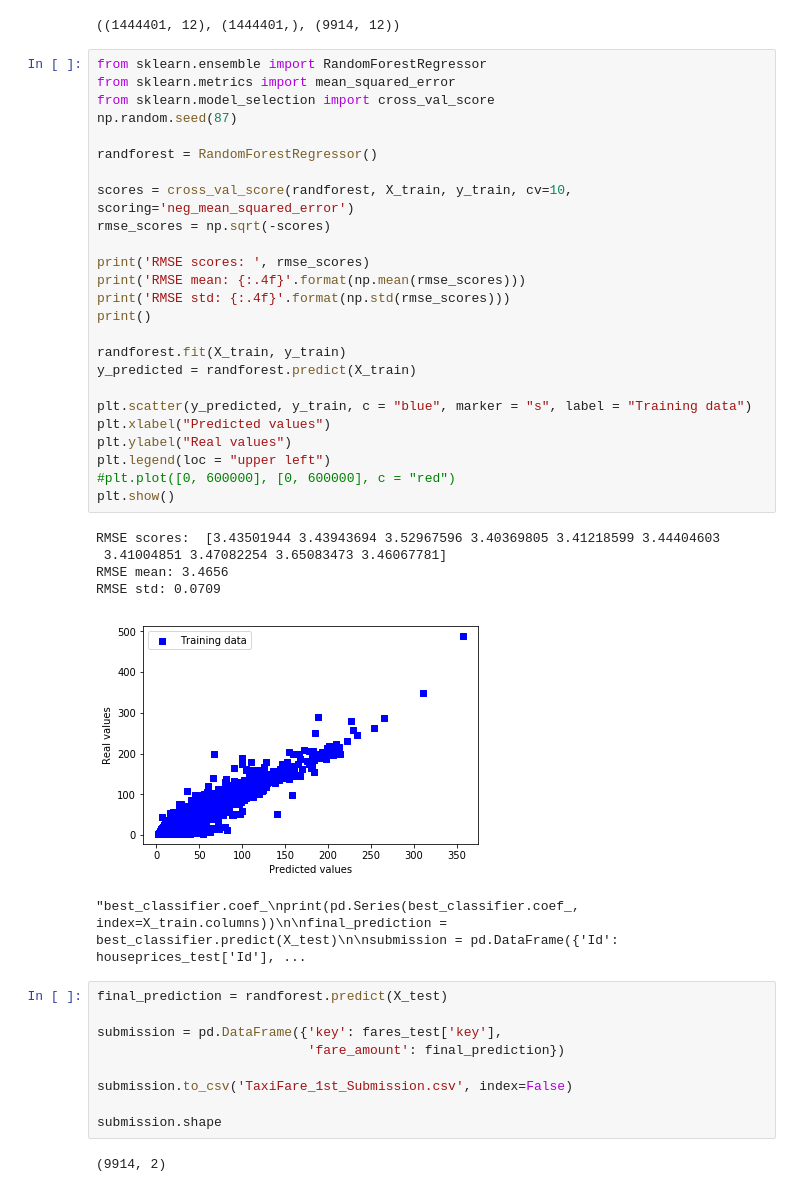
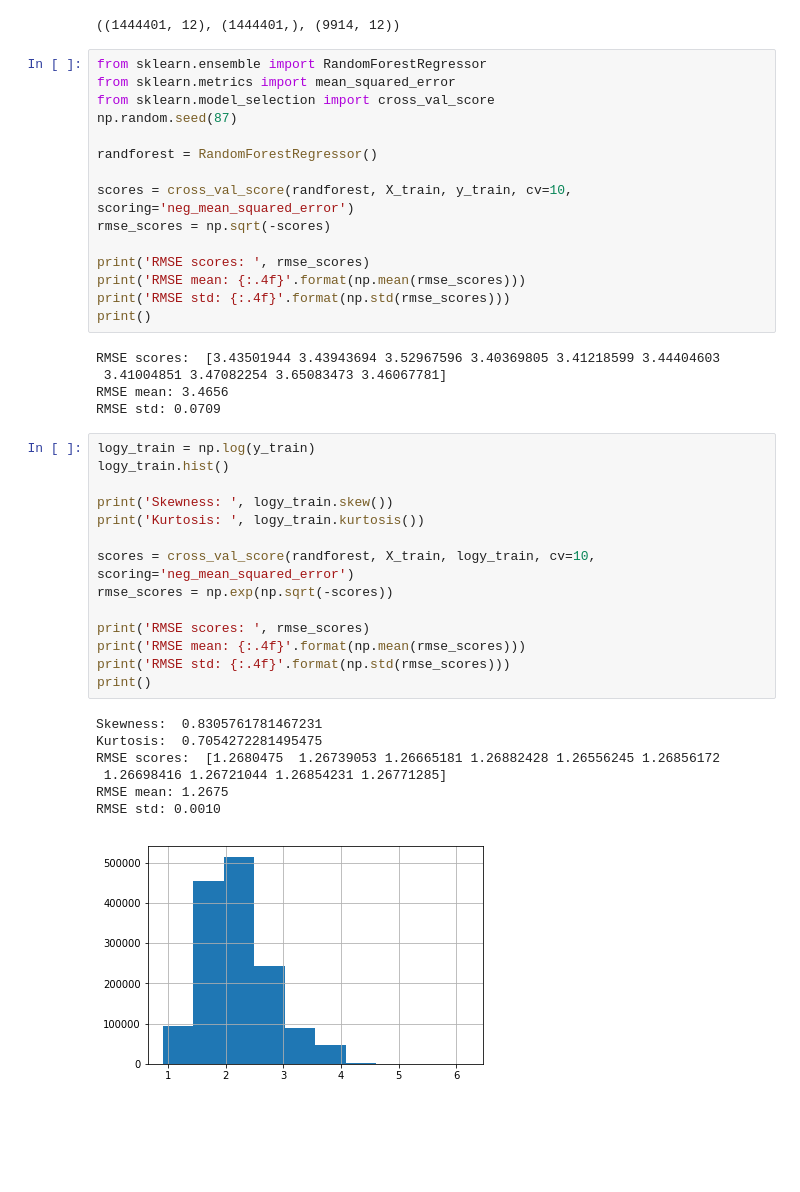
Before and after one commit to lubepe/NYCityTaxiFares_KaggleCompetition, a Jupyter notebook: TaxiFareNY_Google_kaggle.ipynb, the cells around one changed output. Cells and saved outputs as stored; diff of their text form; blank space fills up the shorter version.

```diff
--- a/TaxiFareNY_Google_kaggle.ipynb
+++ b/TaxiFareNY_Google_kaggle.ipynb
@@ -417,31 +423,30 @@ print('RMSE scores: ', rmse_scores)
 print('RMSE mean: {:.4f}'.format(np.mean(rmse_scores)))
 print('RMSE std: {:.4f}'.format(np.std(rmse_scores)))
 print()
-
-randforest.fit(X_train, y_train)
-y_predicted = randforest.predict(X_train)
-
-plt.scatter(y_predicted, y_train, c = "blue", marker = "s", label = "Training data")
-plt.xlabel("Predicted values")
-plt.ylabel("Real values")
-plt.legend(loc = "upper left")
-#plt.plot([0, 600000], [0, 600000], c = "red")
-plt.show()
 # %% [output]
 RMSE scores:  [3.43501944 3.43943694 3.52967596 3.40369805 3.41218599 3.44404603
  3.41004851 3.47082254 3.65083473 3.46067781]
 RMSE mean: 3.4656
 RMSE std: 0.0709
-[figure, removed]
-"best_classifier.coef_\nprint(pd.Series(best_classifier.coef_, index=X_train.columns))\n\nfinal_prediction = best_classifier.predict(X_test)\n\nsubmission = pd.DataFrame({'Id': houseprices_test['Id'], ...
-# %%
-final_prediction = randforest.predict(X_test)
-
-submission = pd.DataFrame({'key': fares_test['key'],
-                           'fare_amount': final_prediction})
-
-submission.to_csv('TaxiFare_1st_Submission.csv', index=False)
-
-submission.shape
-# %% [output]
-(9914, 2)
+# %%
+logy_train = np.log(y_train)
+logy_train.hist()
+
+print('Skewness: ', logy_train.skew())
+print('Kurtosis: ', logy_train.kurtosis())
+
+scores = cross_val_score(randforest, X_train, logy_train, cv=10, scoring='neg_mean_squared_error')
+rmse_scores = np.exp(np.sqrt(-scores))
+
+print('RMSE scores: ', rmse_scores)
+print('RMSE mean: {:.4f}'.format(np.mean(rmse_scores)))
+print('RMSE std: {:.4f}'.format(np.std(rmse_scores)))
+print()
+# %% [output]
+Skewness:  0.8305761781467231
+Kurtosis:  0.7054272281495475
+RMSE scores:  [1.2680475  1.26739053 1.26665181 1.26882428 1.26556245 1.26856172
+ 1.26698416 1.26721044 1.26854231 1.26771285]
+RMSE mean: 1.2675
+RMSE std: 0.0010
+[figure, added]
```
Also changed, not shown: parts of 3 cells of this notebook.
